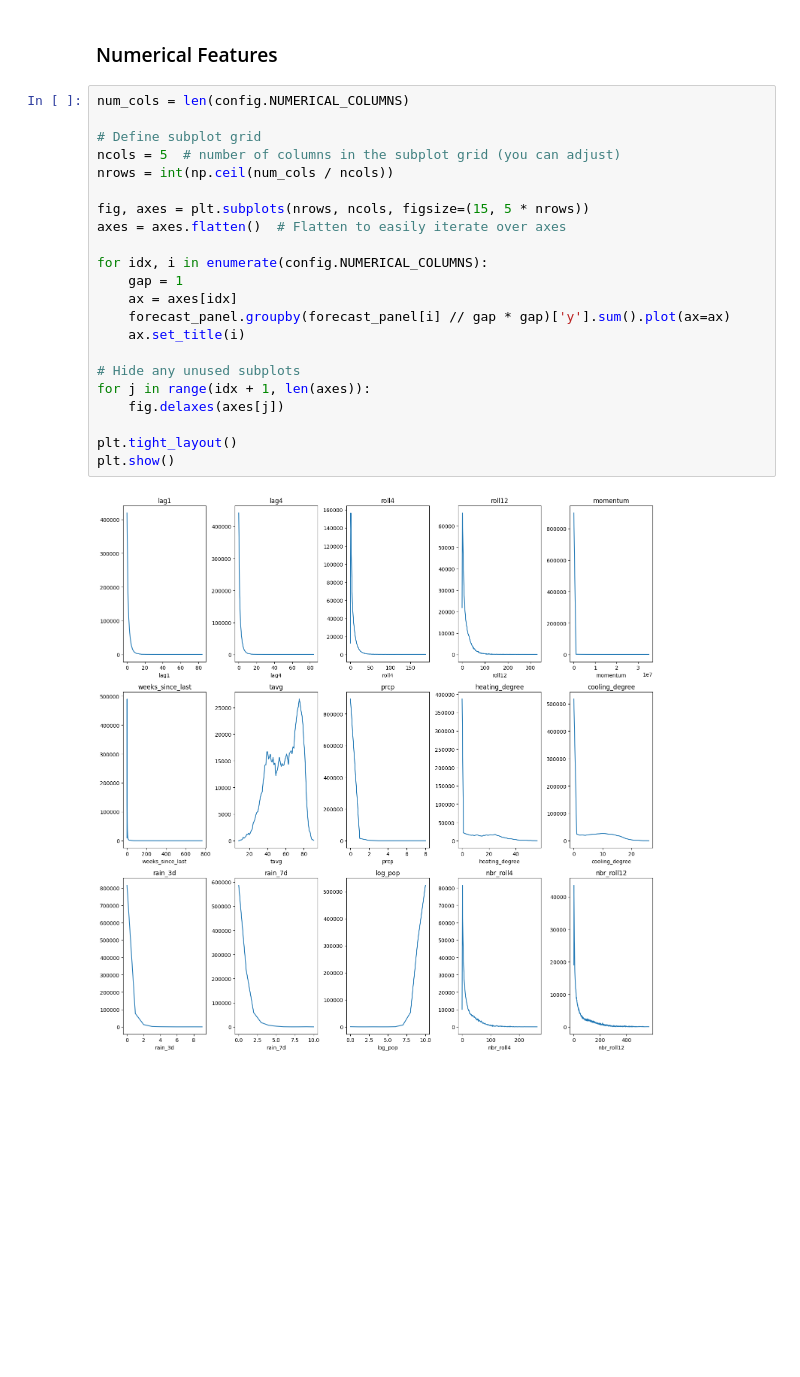
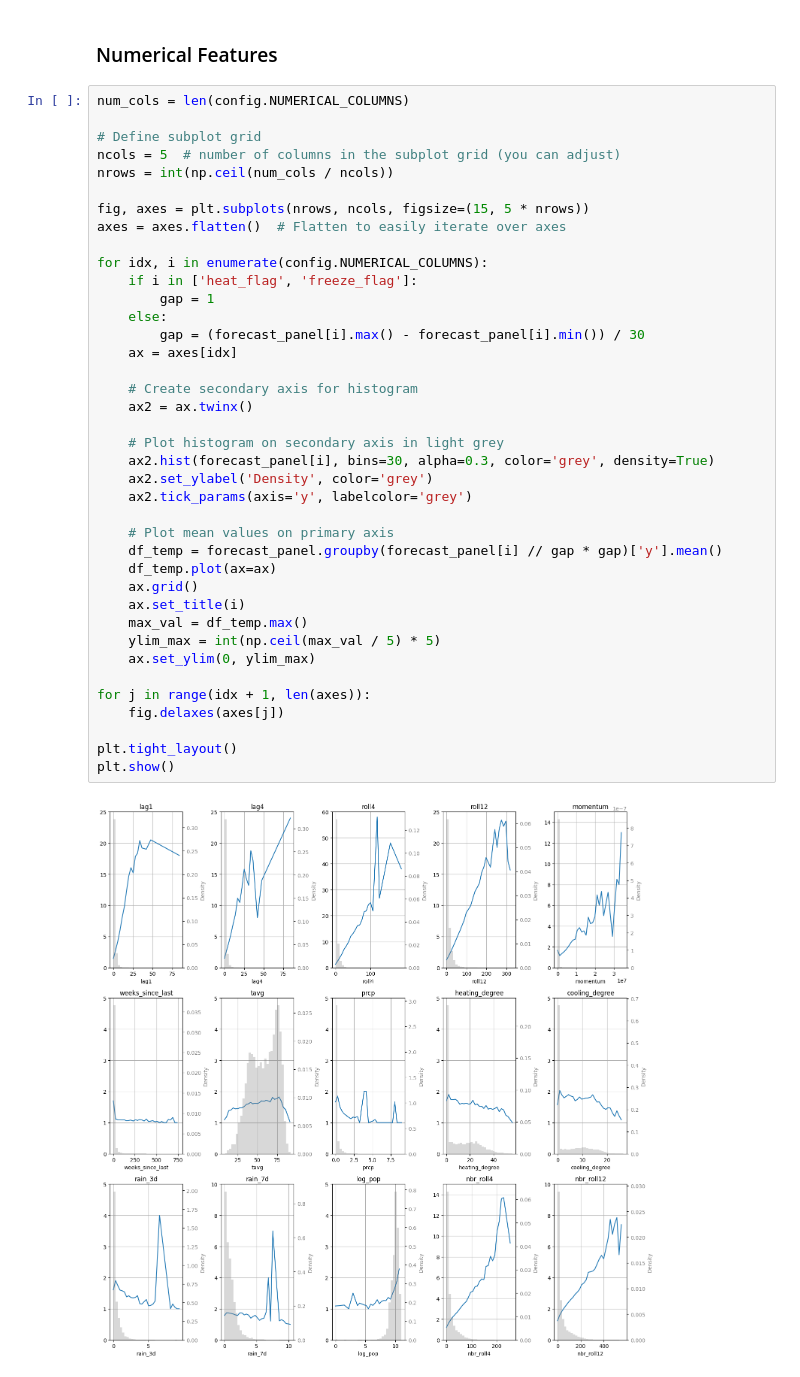
Before and after one commit to goravk95/311-service-requests, a Jupyter notebook: notebooks/Step 4 - Feature Engineering.ipynb, the cells around one changed output. Cells and saved outputs as stored; diff of their text form; blank space fills up the shorter version.

```diff
--- a/notebooks/Step 4 - Feature Engineering.ipynb
+++ b/notebooks/Step 4 - Feature Engineering.ipynb
@@ -216,24 +513,41 @@ monthly_counts
 # %%
 num_cols = len(config.NUMERICAL_COLUMNS)
 
 # Define subplot grid
 ncols = 5  # number of columns in the subplot grid (you can adjust)
 nrows = int(np.ceil(num_cols / ncols))
 
 fig, axes = plt.subplots(nrows, ncols, figsize=(15, 5 * nrows))
 axes = axes.flatten()  # Flatten to easily iterate over axes
 
 for idx, i in enumerate(config.NUMERICAL_COLUMNS):
-    gap = 1
+    if i in ['heat_flag', 'freeze_flag']:
+        gap = 1
+    else:
+        gap = (forecast_panel[i].max() - forecast_panel[i].min()) / 30
     ax = axes[idx]
-    forecast_panel.groupby(forecast_panel[i] // gap * gap)['y'].sum().plot(ax=ax)
+
+    # Create secondary axis for histogram
+    ax2 = ax.twinx()
+
+    # Plot histogram on secondary axis in light grey
+    ax2.hist(forecast_panel[i], bins=30, alpha=0.3, color='grey', density=True)
+    ax2.set_ylabel('Density', color='grey')
+    ax2.tick_params(axis='y', labelcolor='grey')
+
+    # Plot mean values on primary axis
+    df_temp = forecast_panel.groupby(forecast_panel[i] // gap * gap)['y'].mean()
+    df_temp.plot(ax=ax)
+    ax.grid()
     ax.set_title(i)
+    max_val = df_temp.max()
+    ylim_max = int(np.ceil(max_val / 5) * 5)
+    ax.set_ylim(0, ylim_max)
 
-# Hide any unused subplots
 for j in range(idx + 1, len(axes)):
     fig.delaxes(axes[j])
 
 plt.tight_layout()
 plt.show()
 # %% [output]
-[figure, old version]
+[figure, new version]
```
Also changed, not shown: parts of 9 cells of this notebook, 2 other files.
